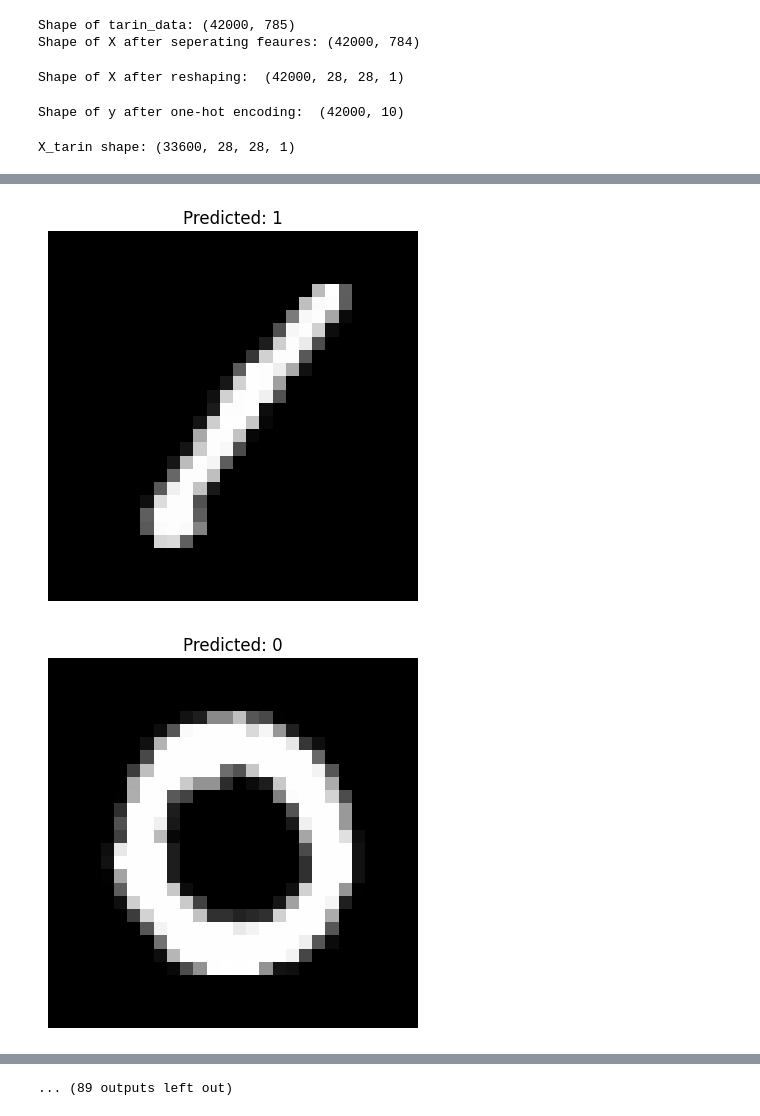
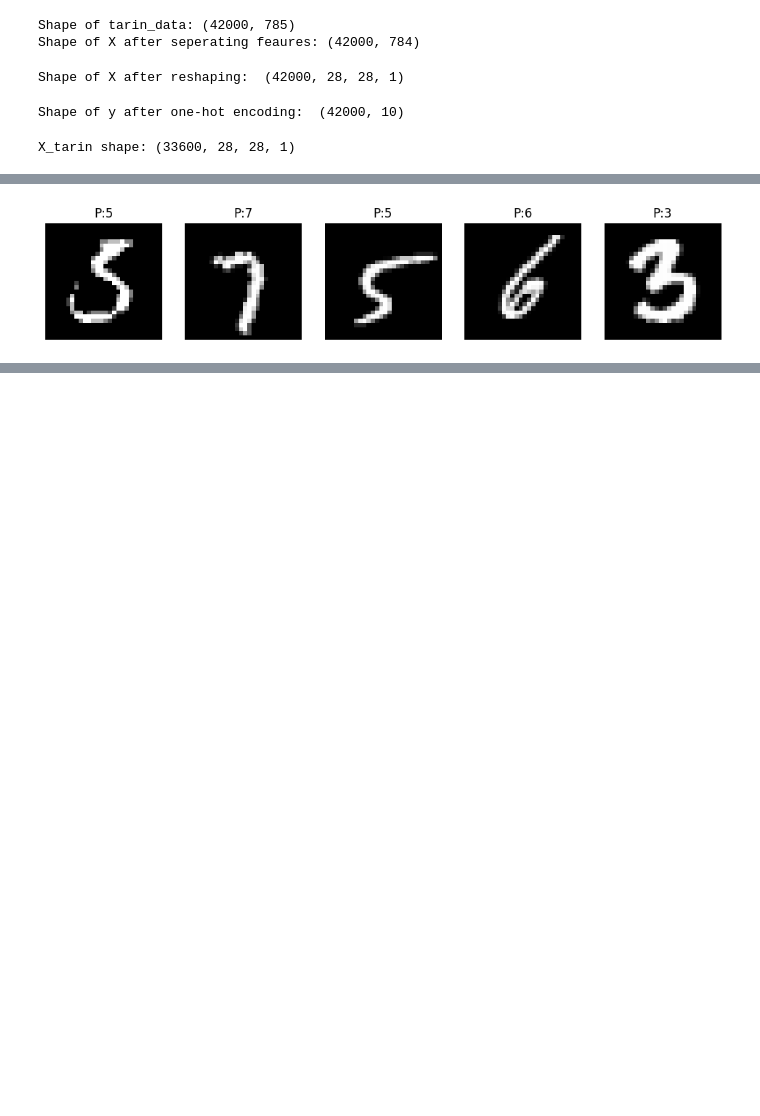
Before and after one commit to Sayan-Official-32/Hand-written-digit-detection, a Jupyter notebook: model.ipynb, the cells around one changed output, grey strips where cells are left out. Drawn from its saved outputs; the diff is of its cells as text; code cells hidden in the pictures; blank space fills up the shorter version.

Commit message:
update some data to show output easily

```diff
--- a/model.ipynb
+++ b/model.ipynb
@@ -120,23 +189,13 @@ Valudation Accuracy: 97.46%
 # %%
-# Load the dataset
-test_data = pd.read_csv('digit.csv')
+random_indices = np.random.choice(len(X_test), 5, replace=False)
 
-# Remove label column (first column)
-X_test = test_data.iloc[:, 1:].values / 255.0
+plt.figure(figsize=(12,3))
 
-# Reshape to (samples, 28, 28, 1)
-X_test = X_test.reshape(-1, 28, 28, 1)
+for idx, i in enumerate(random_indices):
+    plt.subplot(1, 5, idx+1)
+    plt.imshow(X_test[i].reshape(28, 28), cmap='gray')
+    plt.title(f"P:{predicted_labels[i]}")
+    plt.axis('off')
 
-# Make predictions
-predictions = model.predict(X_test)
-
-# Get predicted digit (highest probability index)
-predicted_labels = np.argmax(predictions, axis=1)
-
-# Show first 5 predictions
-for i in range(100):
-    plt.imshow(X_test[i].reshape(28, 28), cmap='gray')
-    plt.title(f"Predicted: {predicted_labels[i]}")
-    plt.axis('off')
-    plt.show()
+plt.show()
 # %% [output]
@@ -144,2 +202 @@ for i in range(100):
-[figure, old version]
+[figure, new version]
-[figure, removed]
@@ -155 +202,0 @@ for i in range(100):
-... (89 outputs left out)
```
Also changed, not shown: parts of 9 cells of this notebook, 1 other file.
